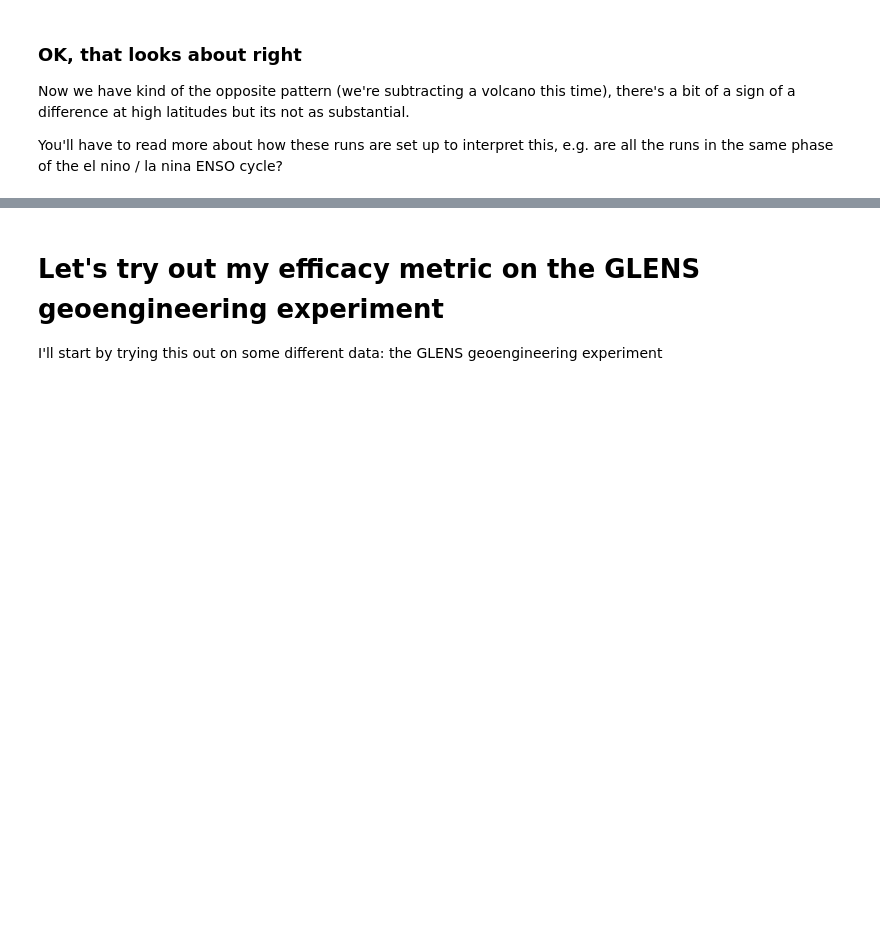
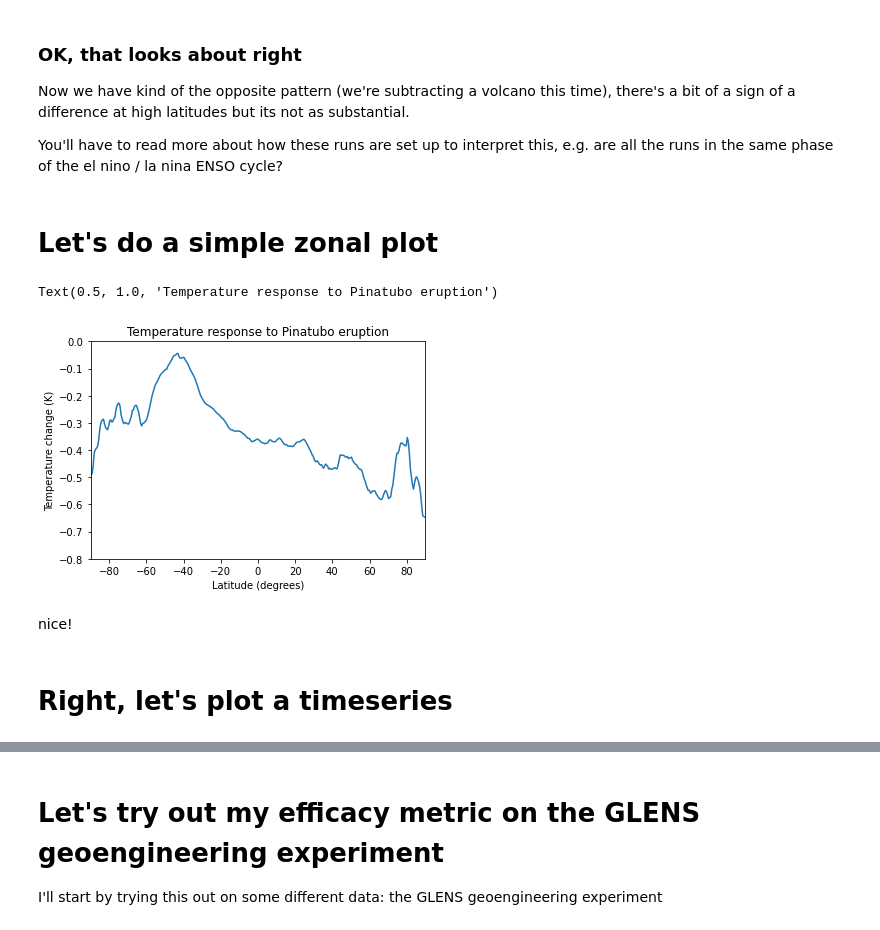
Before and after one commit to pjirvine/xarray_example, a Jupyter notebook: xarray_example.ipynb, the cells around one changed output, grey strips where cells are left out. Cells and saved outputs as stored; diff of their text form; code cells hidden in the pictures; blank space fills up the shorter version.

Commit message:
zonal plots, timeseries, colorbar fix in figure example, plus other stuff

```diff
--- a/xarray_example.ipynb
+++ b/xarray_example.ipynb
@@ -957,3 +957,35 @@ loading existing files tas_Amon_HadGEM3-GC31-MM_dcppA-hindcast_ens-mean_gn_1992-
 Now we have kind of the opposite pattern (we're subtracting a volcano this time), there's a bit of a sign of a difference at high latitudes but its not as substantial.
 
 You'll have to read more about how these runs are set up to interpret this, e.g. are all the runs in the same phase of the el nino / la nina ENSO cycle?
+# %% [markdown]
+# Let's do a simple zonal plot
+# %%
+"""
+All the options for fine-tuning this figure can be found by googling around for "matplotlib plot" + "<thing you want to do>"
+"""
+
+# Let's subtract the hindcast (with pinatubo) from the simulation without to see the effect of pinatubo.
+plot_data = hindcast_1990_mean['tas'].mean(dim='lon').values - sub_pinatubo_mean['tas'].mean(dim='lon').values
+# we can do a simple zonal mean as all points on the same longitude have the same area.
+
+plot_lats = sub_pinatubo_mean['tas'].lat.values
+# .values will return the numpy array containing the data without any of the metadata, like dimension names, etc.
+
+# Now we specify the x and y data for the line plot:
+plt.plot(plot_lats, plot_data)
+
+# you can add multiple lines with repeated calls to plt.plot() with different data.
+
+# and set our plot limits
+plt.xlim([-90,90])
+plt.ylim([-0.8,0])
+plt.ylabel('Temperature change (K)')
+plt.xlabel('Latitude (degrees)')
+plt.title('Temperature response to Pinatubo eruption')
+# %% [output]
+Text(0.5, 1.0, 'Temperature response to Pinatubo eruption')
+[figure, added]
+# %% [markdown]
+nice!
+# %% [markdown]
+# Right, let's plot a timeseries
```
Also changed, not shown: parts of 4 cells of this notebook, 2 other files.
